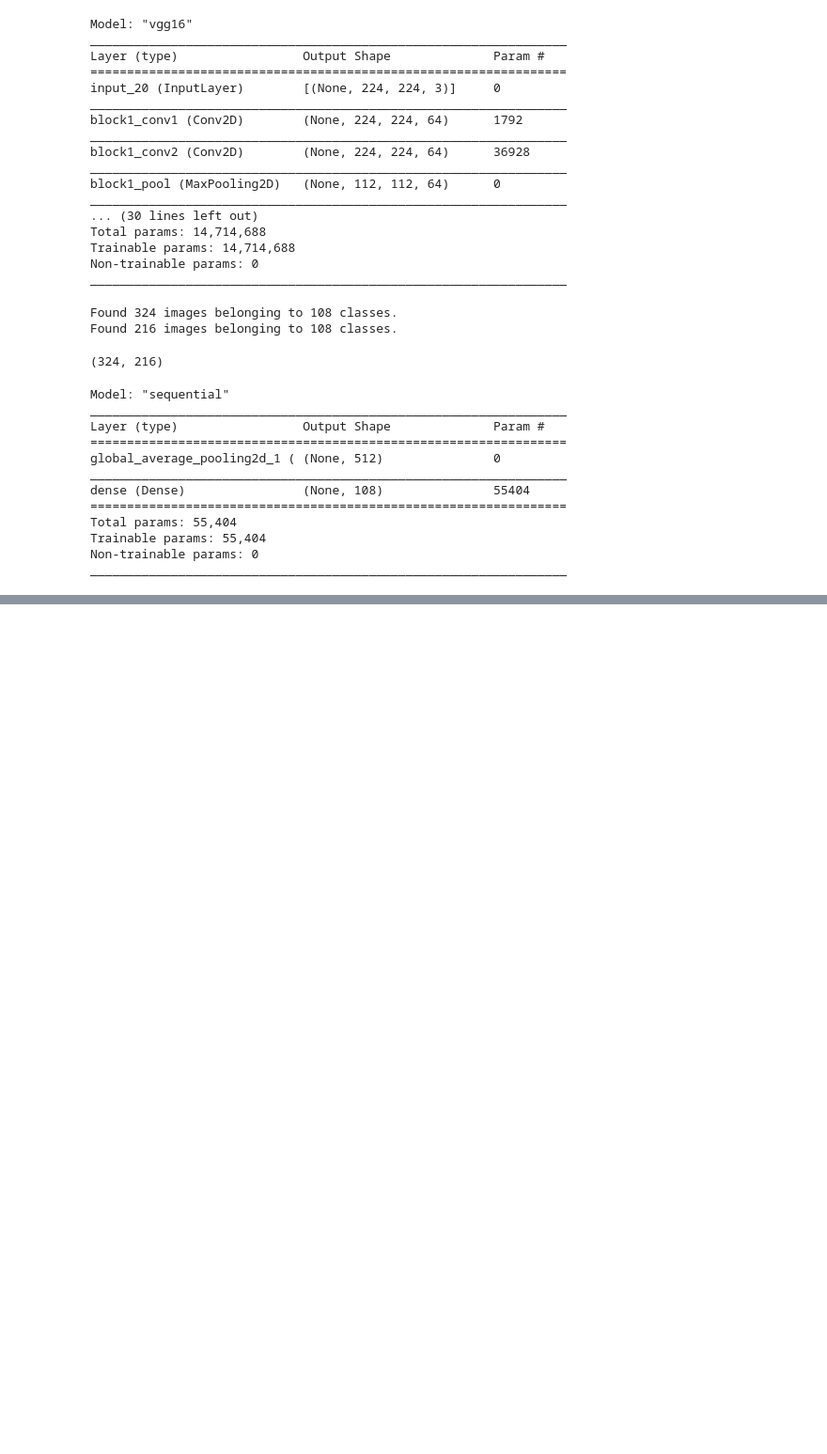
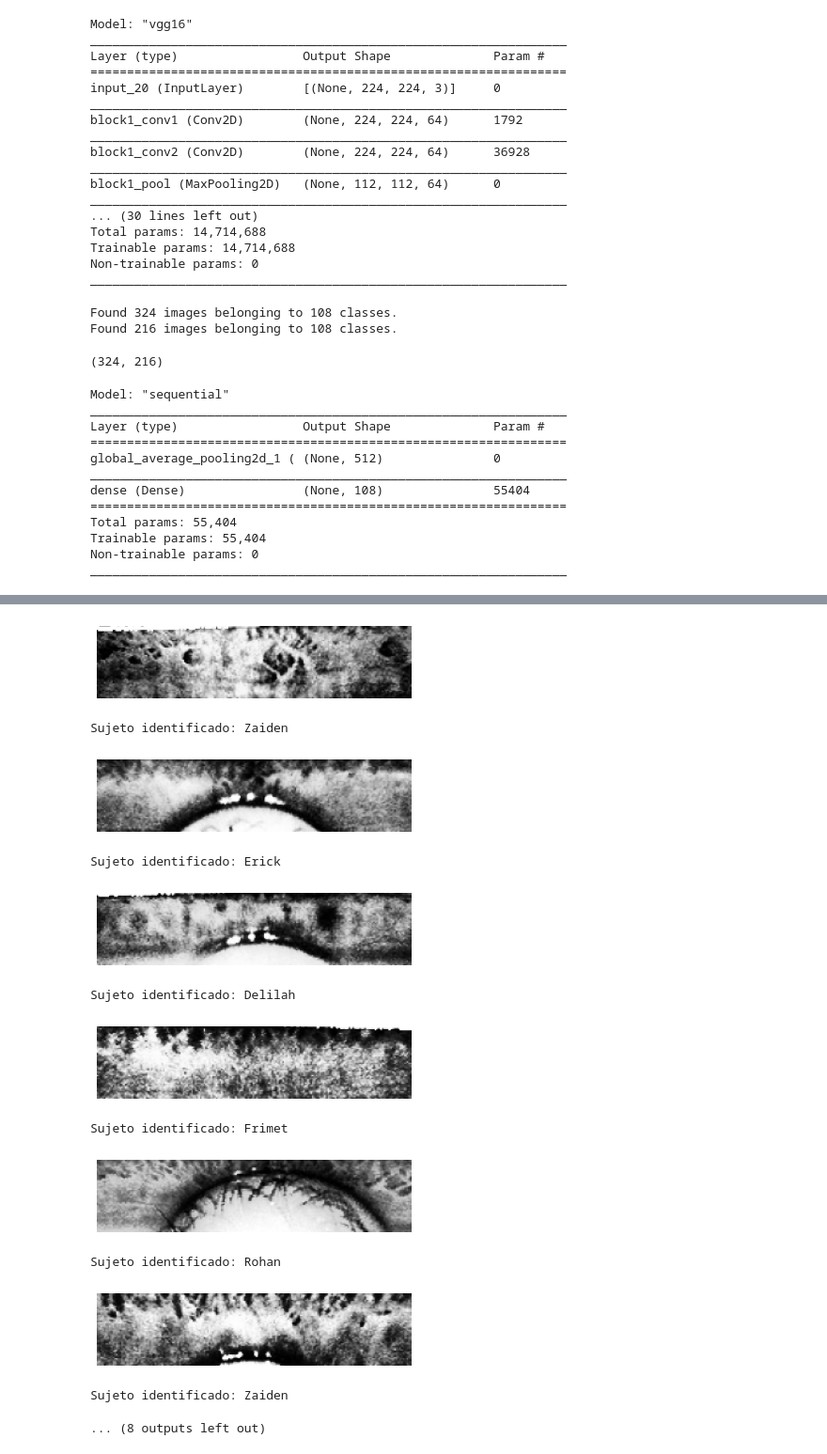
Before and after one commit to dbo1001/UBU-TFG-iris_classifier, a Jupyter notebook: notebooks/#7 Features extraction.ipynb, the cells around one changed output, grey strips where cells are left out. Shown: that part at 94% size. Cells and saved outputs as stored; diff of their text form; code cells hidden in the pictures; blank space fills up the shorter version.

```diff
--- a/notebooks/#7 Features extraction.ipynb
+++ b/notebooks/#7 Features extraction.ipynb
@@ -255,0 +347,17 @@ Epoch 150/150
+# %%
+for img_path in pred_files:
+    prediction(img_path, names)
+# %% [output]
+[figure, added]
+Sujeto identificado: Zaiden
+[figure, added]
+Sujeto identificado: Erick
+[figure, added]
+Sujeto identificado: Delilah
+[figure, added]
+Sujeto identificado: Frimet
+[figure, added]
+Sujeto identificado: Rohan
+[figure, added]
+Sujeto identificado: Zaiden
+... (8 outputs left out)
```
Also changed, not shown: parts of 11 cells of this notebook.
